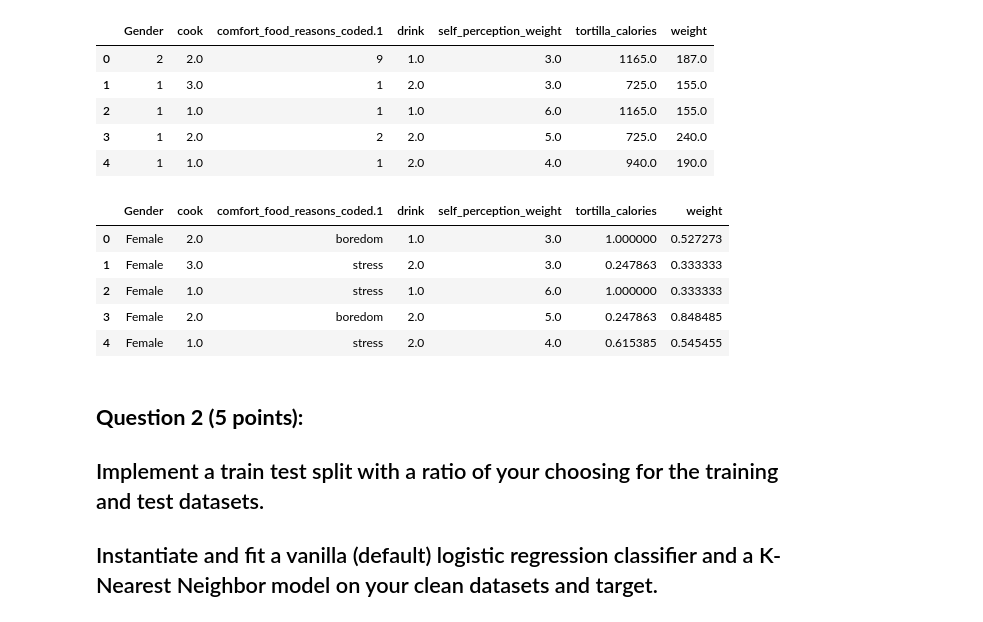
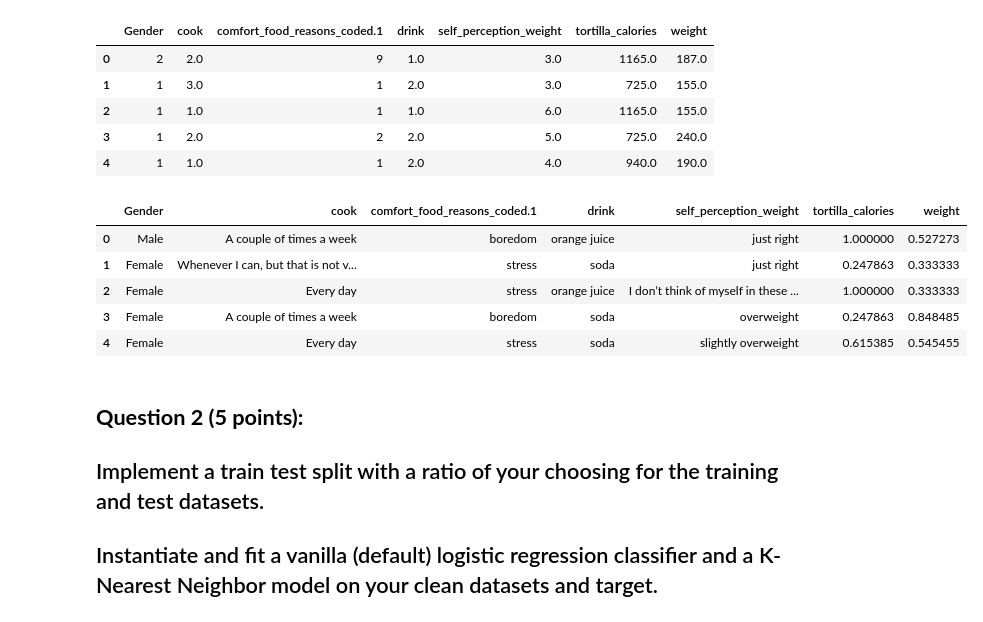
Before and after one commit to tracyhua2/DS3001, a Jupyter notebook: Labs/Lab_2_Machine_Learning_Evaluation.ipynb, the cells around one changed output. Saved outputs shown, nothing was run; the diff lists cells and outputs as text; code cells hidden in the pictures.

```diff
--- a/Labs/Lab_2_Machine_Learning_Evaluation.ipynb
+++ b/Labs/Lab_2_Machine_Learning_Evaluation.ipynb
@@ -157,38 +157,66 @@ numerical_columns = clean_df[["tortilla_calories","weight"]].columns
 for col in numerical_columns:
     min_val = clean_df[col].min()
     max_val = clean_df[col].max()
     clean_df[col] = (clean_df[col] - min_val) / (max_val - min_val)
 
 # 6. Encode any categorical columns using appropriate method (ordinal, one hot encoding)
 clean_df["Gender"] = clean_df["Gender"].apply(lambda x: "Male" if x == 2 else "Female")
 
 comfort_median = clean_df[clean_df['comfort_food_reasons_coded.1'] != 9]['comfort_food_reasons_coded.1'].median()
 clean_df['comfort_food_reasons_coded.1'] = clean_df['comfort_food_reasons_coded.1'].replace(9, comfort_median)
 
 comfort_code = {
     1: 'stress',
     2: 'boredom',
     3: 'depression/sadness',
     4: 'hunger',
     5: 'laziness',
     6: 'cold weather',
     7: 'happiness',
     8: 'watching tv'
 }
 clean_df['comfort_food_reasons_coded.1'] = clean_df['comfort_food_reasons_coded.1'].map(comfort_code)
 
+cook_code = {
+    1: 'Every day',
+    2: 'A couple of times a week',
+    3: 'Whenever I can, but that is not very often',
+    4: 'I only help a little during holidays',
+    5: 'Never, I really do not know my way around a kitchen'
+}
+
+clean_df['cook'] = clean_df['cook'].map(cook_code)
+
+drink_code = {
+    1: 'orange juice',
+    2: 'soda'
+}
+
+clean_df['drink'] = clean_df['drink'].map(drink_code)
+
+self_code = {
+    1: 'slim',
+    2: 'very fit',
+    3: 'just right',
+    4: 'slightly overweight',
+    5: 'overweight',
+    6: 'I don’t think of myself in these terms'
+}
+
+clean_df['self_perception_weight'] = clean_df['self_perception_weight'].map(self_code)
+
 # 7. Any additional preprocessing required for your data
 # I did this above, between step 2 and 3
 
 # Print head of dataframe
 clean_df.head()
 # %% [output]
 |  | Gender | cook | comfort_food_reasons_coded.1 | drink | self_perception_weight | tortilla_calories | weight |
-| 0 | Female | 2.0 | boredom | 1.0 | 3.0 | 1.000000 | 0.527273 |
-| 1 | Female | 3.0 | stress | 2.0 | 3.0 | 0.247863 | 0.333333 |
-| 2 | Female | 1.0 | stress | 1.0 | 6.0 | 1.000000 | 0.333333 |
-| 3 | Female | 2.0 | boredom | 2.0 | 5.0 | 0.247863 | 0.848485 |
-| 4 | Female | 1.0 | stress | 2.0 | 4.0 | 0.615385 | 0.545455 |
+| 0 | Male | A couple of times a week | boredom | orange juice | just right | 1.000000 | 0.527273 |
+| 1 | Female | Whenever I can, but that is not v... | stress | soda | just right | 0.247863 | 0.333333 |
+| 2 | Female | Every day | stress | orange juice | I don’t think of myself in these ... | 1.000000 | 0.333333 |
+| 3 | Female | A couple of times a week | boredom | soda | overweight | 0.247863 | 0.848485 |
+| 4 | Female | Every day | stress | soda | slightly overweight | 0.615385 | 0.545455 |
 # %% [markdown]
 ## **Question 2 (5 points):**
 ## Implement a train test split with a ratio of your choosing for the training and test datasets.
```
Also changed, not shown: parts of 7 cells of this notebook.
